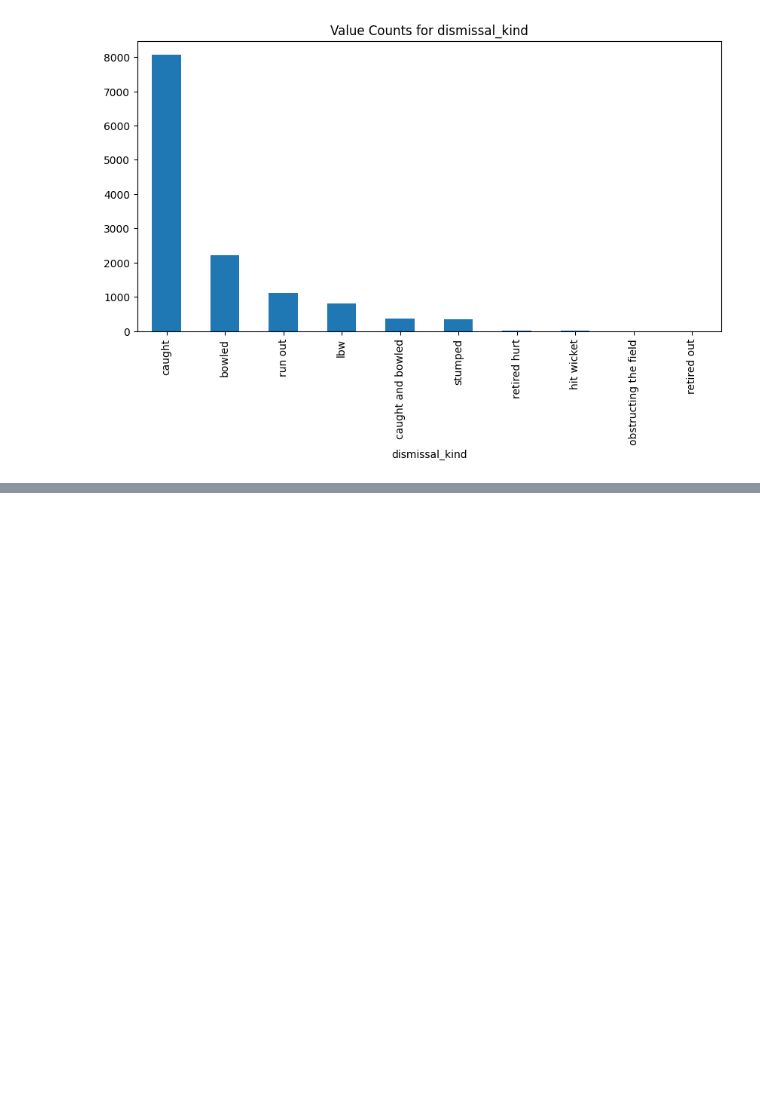
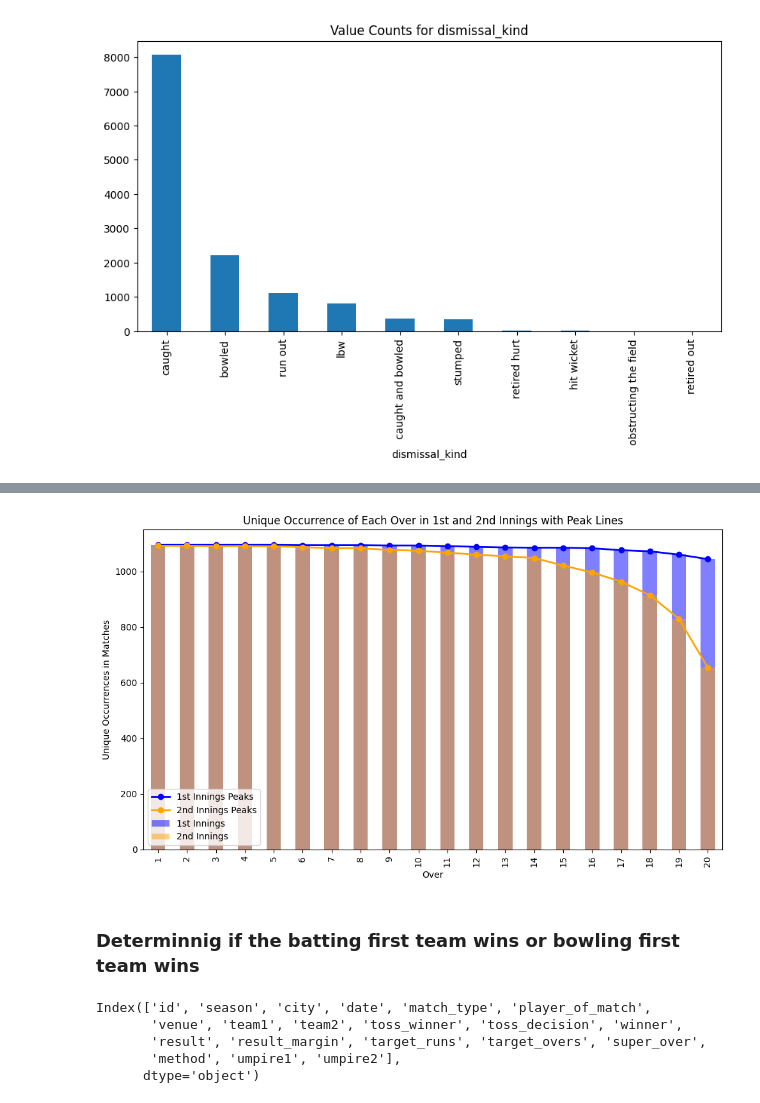
Before and after one commit to Yosemite0/Score_Predictor, a Jupyter notebook: eda.ipynb, the cells around one changed output, grey strips where cells are left out. Saved outputs shown, nothing was run; the diff lists cells and outputs as text; code cells hidden in the pictures; blank space fills up the shorter version.

```diff
--- a/eda.ipynb
+++ b/eda.ipynb
@@ -405,0 +440,38 @@ Dr. Y.S. Rajasekhara Reddy ACA-VDCA Cricket Stadium, Visakhapatnam DYRRACSV
+# %%
+first_innings = ball_data[ball_data['inning'] == 1]
+second_innings = ball_data[ball_data['inning'] == 2]
+
+unique_over_first = first_innings[['match_id', 'over']].drop_duplicates().groupby('over').size()
+unique_over_second = second_innings[['match_id', 'over']].drop_duplicates().groupby('over').size()
+
+# Shift the over values from 0–19 to 1–20
+unique_over_first.index = unique_over_first.index + 1
+unique_over_second.index = unique_over_second.index + 1
+
+plt.figure(figsize=(10, 6))
+ax = unique_over_first.plot(kind='bar', color='blue', alpha=0.5, label='1st Innings')
+unique_over_second.plot(kind='bar', color='orange', alpha=0.5, label='2nd Innings', ax=ax)
+
+# Plot lines connecting peaks for each innings
+plt.plot(unique_over_first.index-1, unique_over_first.values, color='blue', marker='o', linestyle='-', linewidth=2, label='1st Innings Peaks')
+plt.plot(unique_over_second.index-1, unique_over_second.values, color='orange', marker='o', linestyle='-', linewidth=2, label='2nd Innings Peaks')
+
+total_over_counts = unique_over_first.add(unique_over_second, fill_value=0)
+plt.xlabel('Over')
+plt.ylabel('Unique Occurrences in Matches')
+plt.title('Unique Occurrence of Each Over in 1st and 2nd Innings with Peak Lines')
+plt.legend(loc='lower left')
+plt.tight_layout()
+plt.show()
+# %% [output]
+[figure, added]
+# %% [markdown]
+### Determinnig if the batting first team wins or bowling first team wins
+# %%
+match_data.columns
+# %% [output]
+Index(['id', 'season', 'city', 'date', 'match_type', 'player_of_match',
+       'venue', 'team1', 'team2', 'toss_winner', 'toss_decision', 'winner',
+       'result', 'result_margin', 'target_runs', 'target_overs', 'super_over',
+       'method', 'umpire1', 'umpire2'],
+      dtype='object')
```
Also changed, not shown: parts of 3 cells of this notebook.
